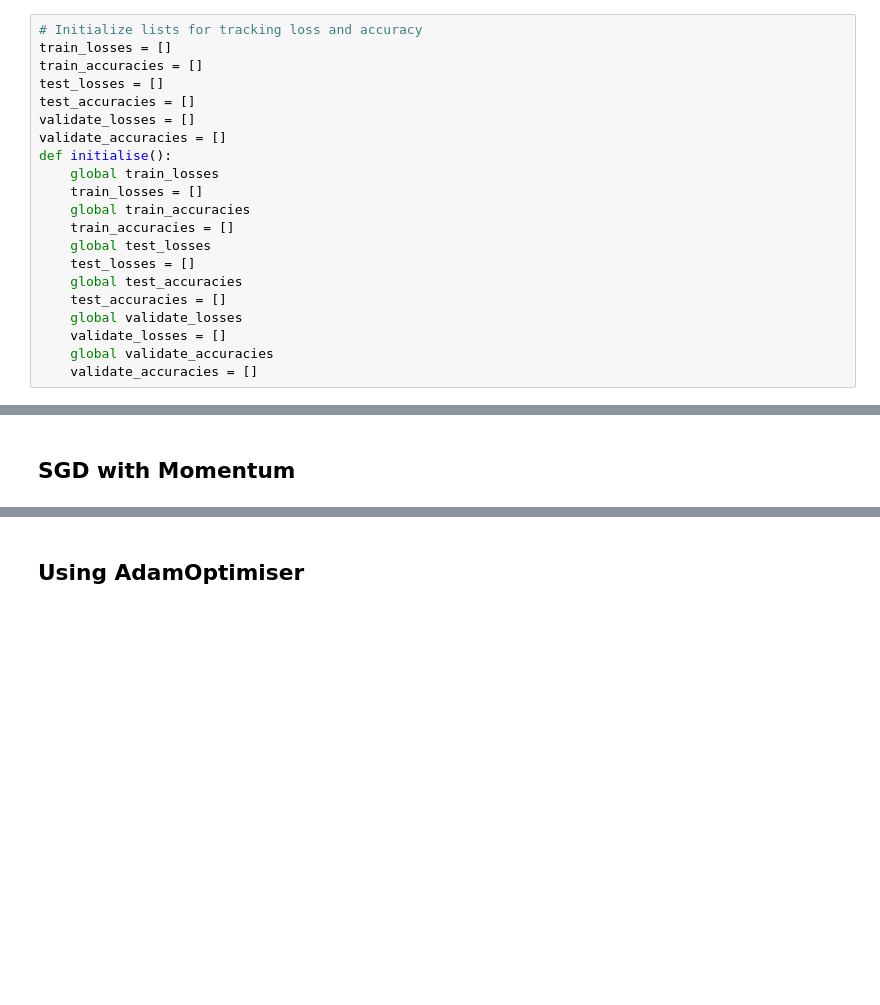
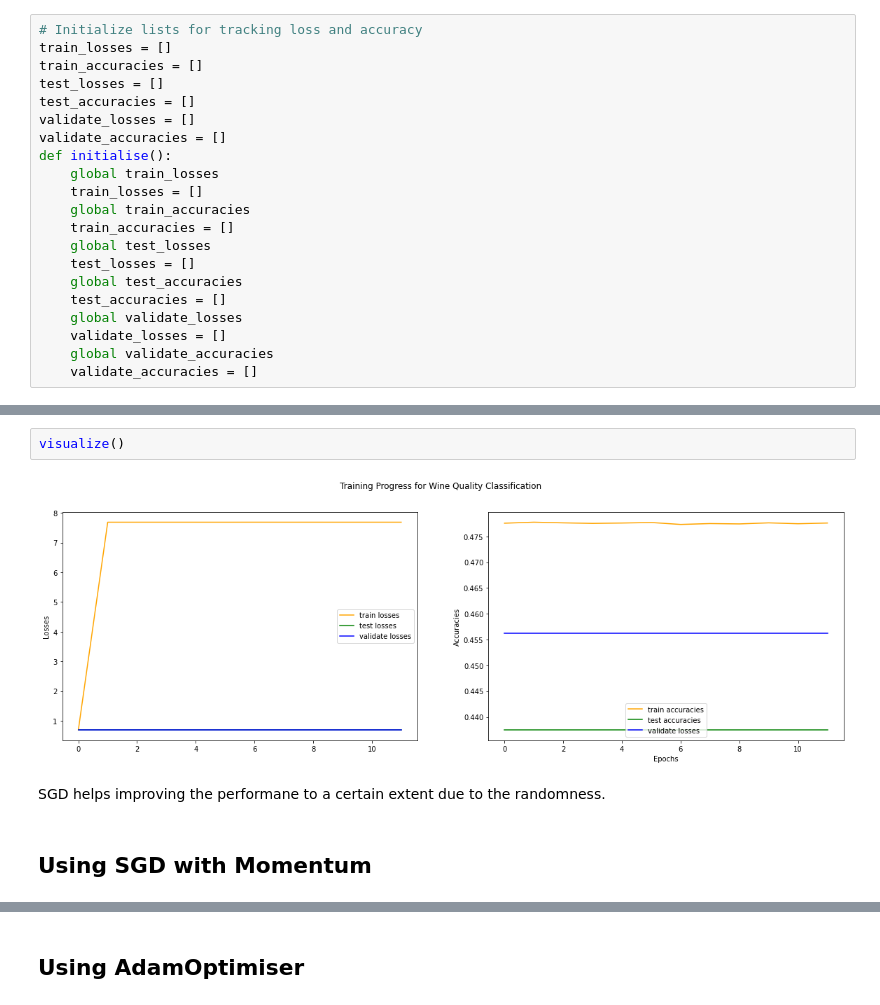
Before and after one commit to ReemS3/ANN, a Jupyter notebook: HW4/hw4.ipynb, the cells around one changed output, grey strips where cells are left out. Cells and saved outputs as stored; diff of their text form; blank space fills up the shorter version.

```diff
--- a/HW4/hw4.ipynb
+++ b/HW4/hw4.ipynb
@@ -330,3 +482,9 @@ Epoch 10 starting with test-accuracy of 0.43
+# %%
+visualize()
+# %% [output]
+[figure, added]
+# %% [markdown]
+SGD helps improving the performane to a certain extent due to the randomness.
 # %% [markdown]
-## SGD with Momentum
+## Using SGD with Momentum
 # %%
```
Also changed, not shown: parts of 56 cells of this notebook.
